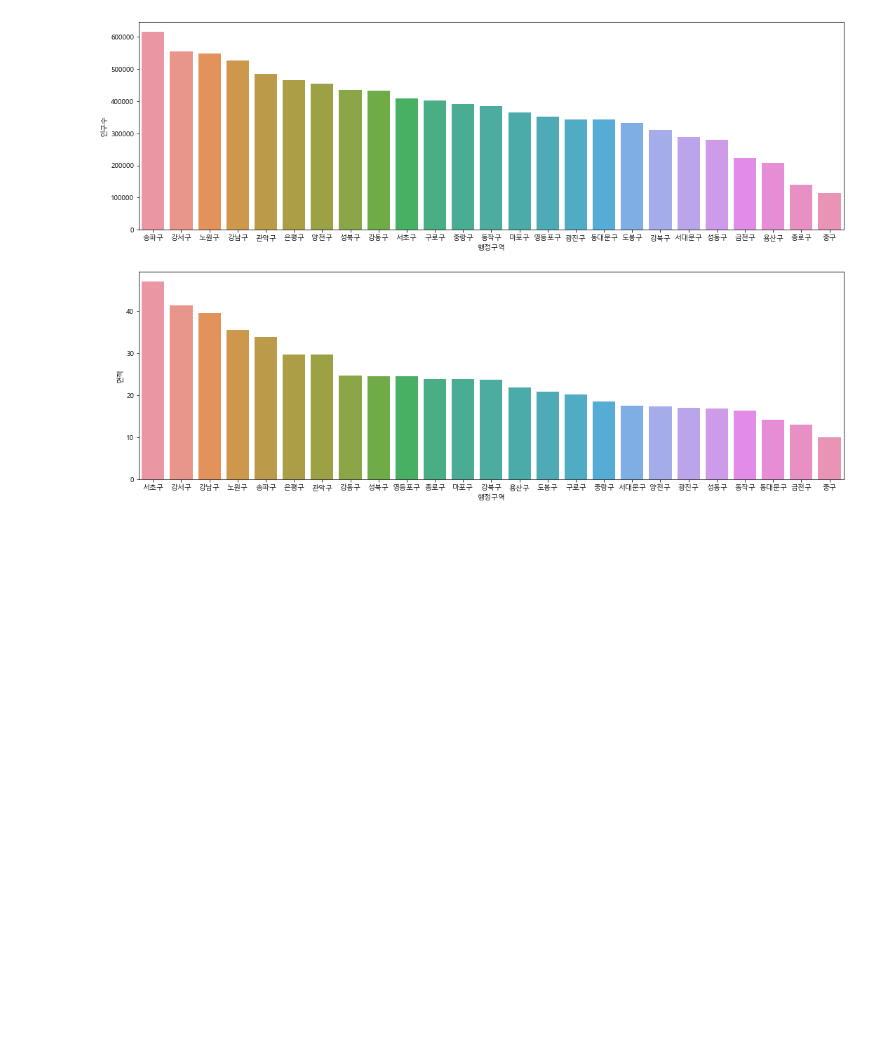
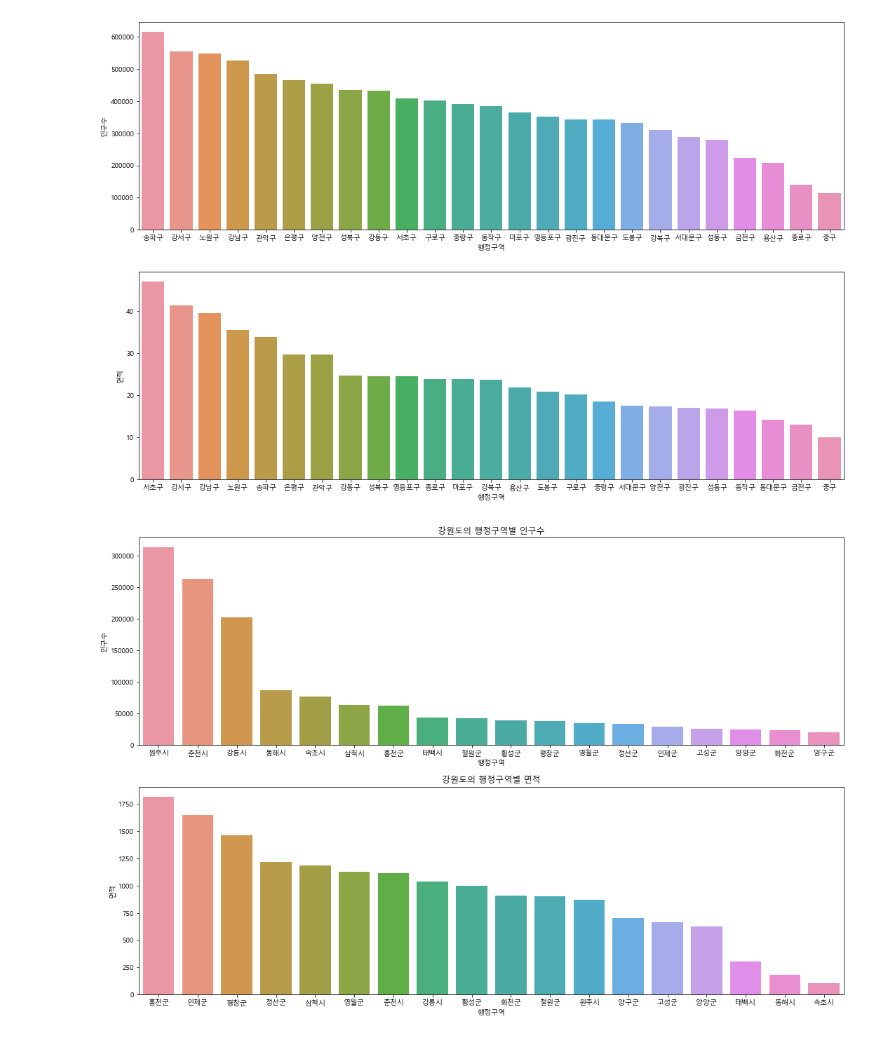
Before and after one commit to vega2k/kosta_webscraping, a Jupyter notebook: 04.행정구역정보분석_시각화.ipynb, the cells around one changed output. Drawn from its saved outputs; the diff is of its cells as text; code cells hidden in the pictures; blank space fills up the shorter version.

```diff
--- a/04.행정구역정보분석_시각화.ipynb
+++ b/04.행정구역정보분석_시각화.ipynb
@@ -509,4 +509,6 @@ def show_barplot(sido_name):
                 ax=axes2)
     area_plot.set_title(f'{sido_name}의 행정구역별 면적')
 # %%
-show_barplot()
+show_barplot('강원도')
+# %% [output]
+[figure, added]
```
Also changed, not shown: parts of 1 cell of this notebook.
